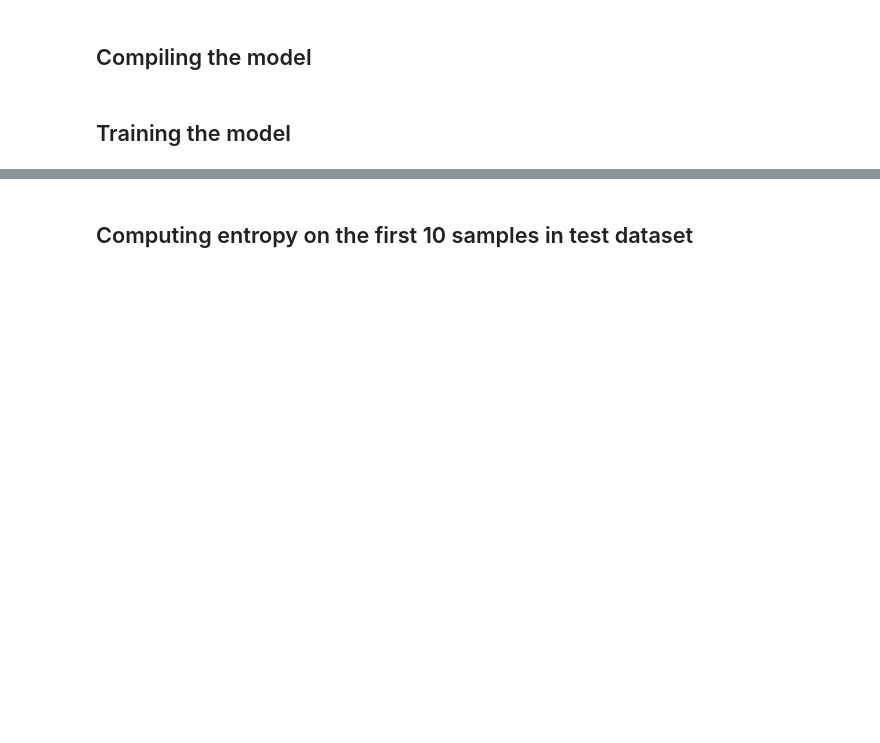
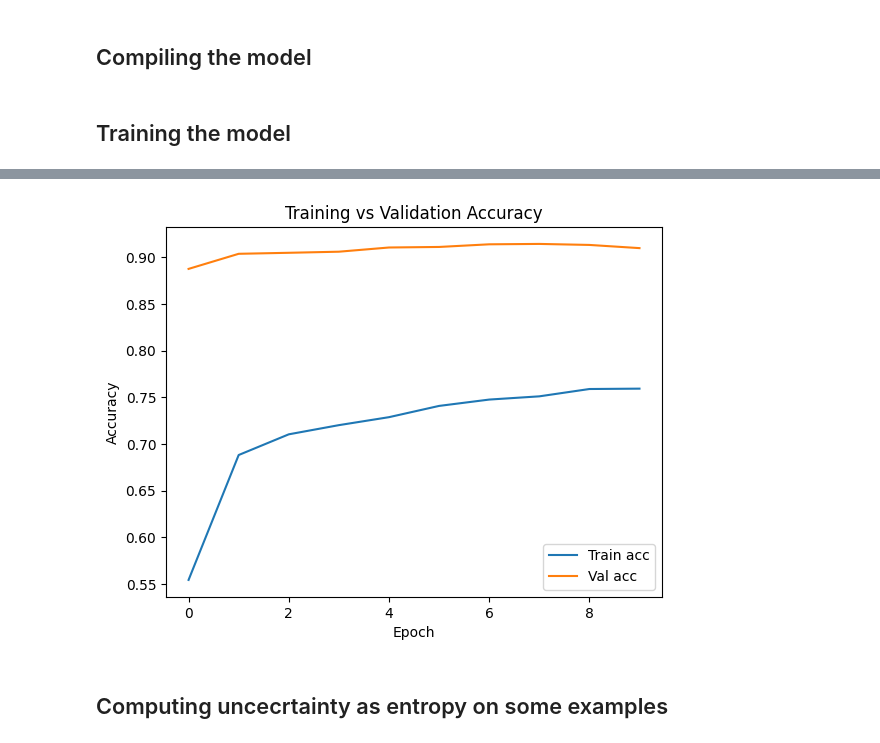
Before and after one commit to nicopellegrinelli/roby, a Jupyter notebook: code/InitialInvestigation.ipynb, the cells around one changed output, grey strips where cells are left out. Saved outputs shown, nothing was run; the diff lists cells and outputs as text; code cells hidden in the pictures; blank space fills up the shorter version.

```diff
--- a/code/InitialInvestigation.ipynb
+++ b/code/InitialInvestigation.ipynb
@@ -19,9 +20,9 @@ from math import log
 x_train = x_train.astype("float32") / 255
 x_test = x_test.astype("float32") / 255
 # Flatten the data (from 28x28 to 784)
-input_shape = x_train[0].shape[0] * x_train[0].shape[1]
-x_train = x_train.reshape((x_train.shape[0], input_shape))
-x_test = x_test.reshape((x_test.shape[0], input_shape))
+flattened_input_shape = x_train[0].shape[0] * x_train[0].shape[1]
+x_train = x_train.reshape((x_train.shape[0], flattened_input_shape))
+x_test = x_test.reshape((x_test.shape[0], flattened_input_shape))
 # Convert labels to one-hot encoding (needed for categorical crossentropy)
 n_classes = len(np.unique(y_train))
 y_train = to_categorical(y_train, n_classes)
@@ -30,7 +31,9 @@ y_test = to_categorical(y_test, n_classes)
 ## Building the model
 # %%
 model = keras.Sequential([
-    Dense(units=4, input_shape=(input_shape,), activation="relu"), # hidden layer
+    Dense(units=16, input_shape=(flattened_input_shape,), activation="relu"), # hidden layer
+    Dropout(0.5), # dropout to previous layer
+    Dense(units=16, activation="relu"), # hidden layer
     Dense(units=n_classes, activation="softmax"), # output layer
 ])
 # %% [markdown]
@@ -44,5 +47,5 @@ model.compile(
 # %% [markdown]
 ## Training the model
 # %%
-model.fit(x_train, y_train, epochs=1, batch_size=100, validation_split=0.2)
+history = model.fit(x_train, y_train, epochs=10, batch_size=64, validation_split=0.2)
 # %% [output]
@@ -51,2 +72,13 @@ model.fit(x_train, y_train, epochs=1, batch_size=100, validation_split=0.2)
+# %%
+# Plot trainininng vs validation accuracy
+plt.plot(history.history['accuracy'], label='Train acc')
+plt.plot(history.history['val_accuracy'], label='Val acc')
+plt.xlabel('Epoch')
+plt.ylabel('Accuracy')
+plt.legend()
+plt.title('Training vs Validation Accuracy')
+plt.show()
+# %% [output]
+[figure, added]
 # %% [markdown]
-## Computing entropy on the first 10 samples in test dataset
+## Computing uncecrtainty as entropy on some examples
```
Also changed, not shown: parts of 13 cells of this notebook.
